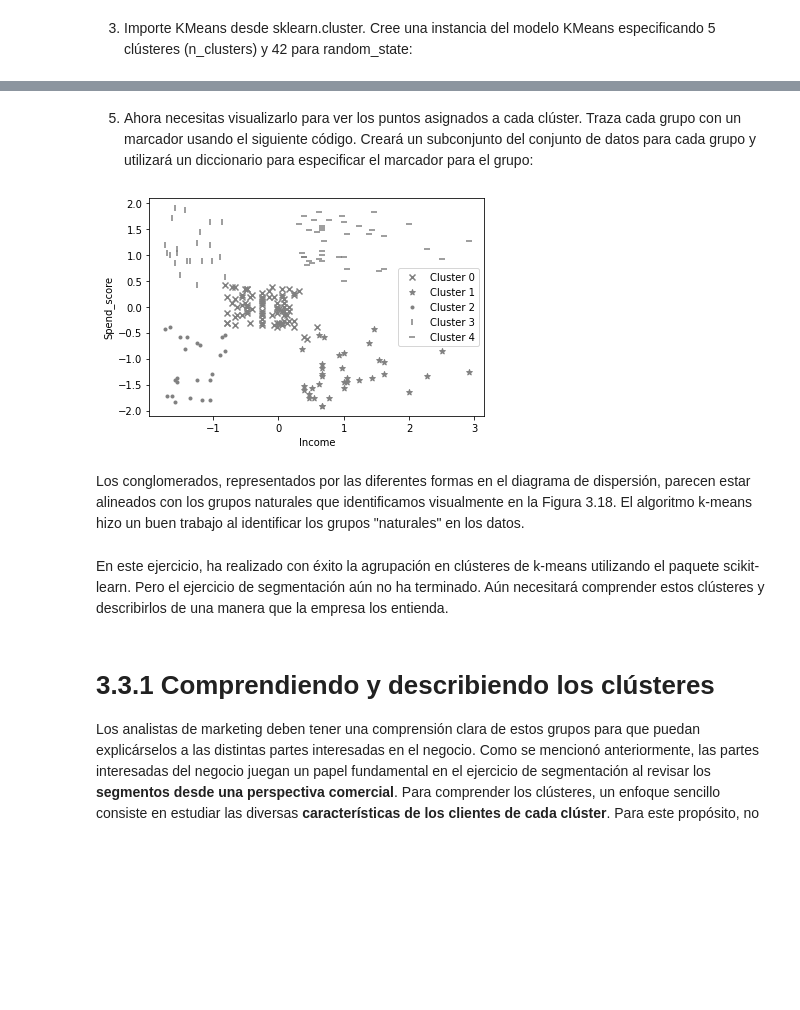
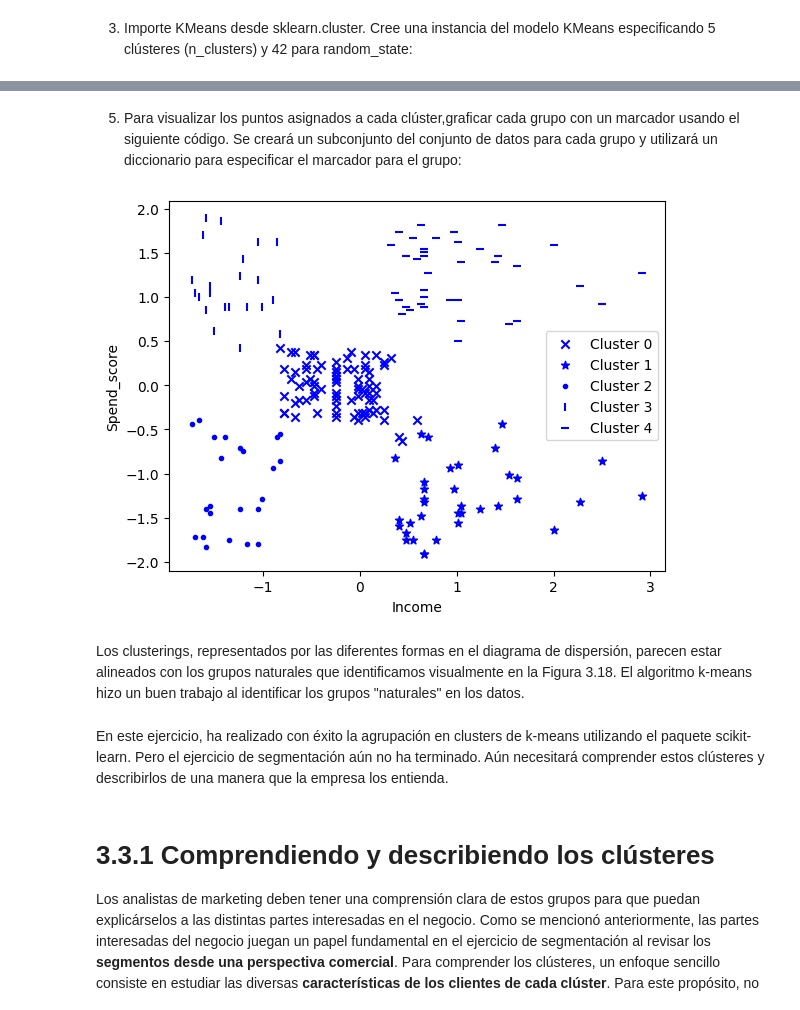
Before and after one commit to limspiga/customer-analytics, a Jupyter notebook: week-2a/customer_analytics_week_2a.ipynb, the cells around one changed output, grey strips where cells are left out. Saved outputs shown, nothing was run; the diff lists cells and outputs as text; code cells hidden in the pictures; blank space fills up the shorter version.

```diff
--- a/week-2a/customer_analytics_week_2a.ipynb
+++ b/week-2a/customer_analytics_week_2a.ipynb
@@ -350,0 +358,6 @@ data_scaled = data0.copy()
+# %%
+!curl https://raw.githubusercontent.com/limspiga/customer-analytics/main/week-2a/datasets/Mall_Customers.csv -O
+data0 = pd.read_csv("Mall_Customers.csv")
+cols_to_scale = ['Age', 'Income', 'Spend_score']
+
+data_scaled = data0.copy()
@@ -351,8 +368,12 @@ data_scaled = data0.copy()
 # %% [markdown]
 3. Utilizando el método fit_transform del escalador, aplique la transformación a las columnas elegidas:
-# %%
-data_scaled[cols_to_scale] = scaler.fit_transform\
-                             (data0[cols_to_scale])
+# %%
+# fix
+# data0.rename({'Annual Income (k$)':'Income', \
+#               'Spending Score (1-100)':'Spend_score'}, axis=1, \
+#              inplace=True)
+
+data_scaled[cols_to_scale] = scaler.fit_transform(data0[cols_to_scale])
 # %% [markdown]
 4. Verificar lo anterior con un Describe() en las columnas modificadas.
 # %%
@@ -552,22 +567,22 @@ data_scaled.head(3)
 # %% [markdown]
-5. Ahora necesitas visualizarlo para ver los puntos asignados a cada clúster. Traza cada grupo con un marcador usando el siguiente código. Creará un subconjunto del conjunto de datos para cada grupo y utilizará un diccionario para especificar el marcador para el grupo:
+5. Para visualizar los puntos asignados a cada clúster,graficar cada grupo con un marcador usando el siguiente código. Se creará un subconjunto del conjunto de datos para cada grupo y utilizará un diccionario para especificar el marcador para el grupo:
 # %%
 markers = ['x', '*', '.', '|', '_']
 for clust in range(5):
     temp = data_scaled[data_scaled.Cluster == clust]
-    plt.scatter(temp.Income, temp.Spend_score, marker=markers[clust],
-                color = 'gray',
+    plt.scatter(x = temp.Income, y = temp.Spend_score, marker = markers[clust],
+                color = 'blue',
                 label="Cluster " + str(clust))
 plt.xlabel('Income')
 plt.ylabel('Spend_score')
 plt.legend()
 plt.show()
 # %% [output]
-[figure, old version]
+[figure, new version]
 # %% [markdown]
-Los conglomerados, representados por las diferentes formas en el diagrama de dispersión, parecen estar alineados con los grupos naturales que identificamos visualmente en la Figura 3.18. El algoritmo k-means hizo un buen trabajo al identificar los grupos "naturales" en los datos.
+Los clusterings, representados por las diferentes formas en el diagrama de dispersión, parecen estar alineados con los grupos naturales que identificamos visualmente en la Figura 3.18. El algoritmo k-means hizo un buen trabajo al identificar los grupos "naturales" en los datos.
 # %% [markdown]
-En este ejercicio, ha realizado con éxito la agrupación en clústeres de k-means utilizando el paquete scikit-learn. Pero el ejercicio de segmentación aún no ha terminado. Aún necesitará comprender estos clústeres y describirlos de una manera que la empresa los entienda.
+En este ejercicio, ha realizado con éxito la agrupación en clusters de k-means utilizando el paquete scikit-learn. Pero el ejercicio de segmentación aún no ha terminado. Aún necesitará comprender estos clústeres y describirlos de una manera que la empresa los entienda.
 # %% [markdown]
 # 3.3.1 Comprendiendo y describiendo los clústeres
 
```
Also changed, not shown: parts of 90 cells of this notebook.
